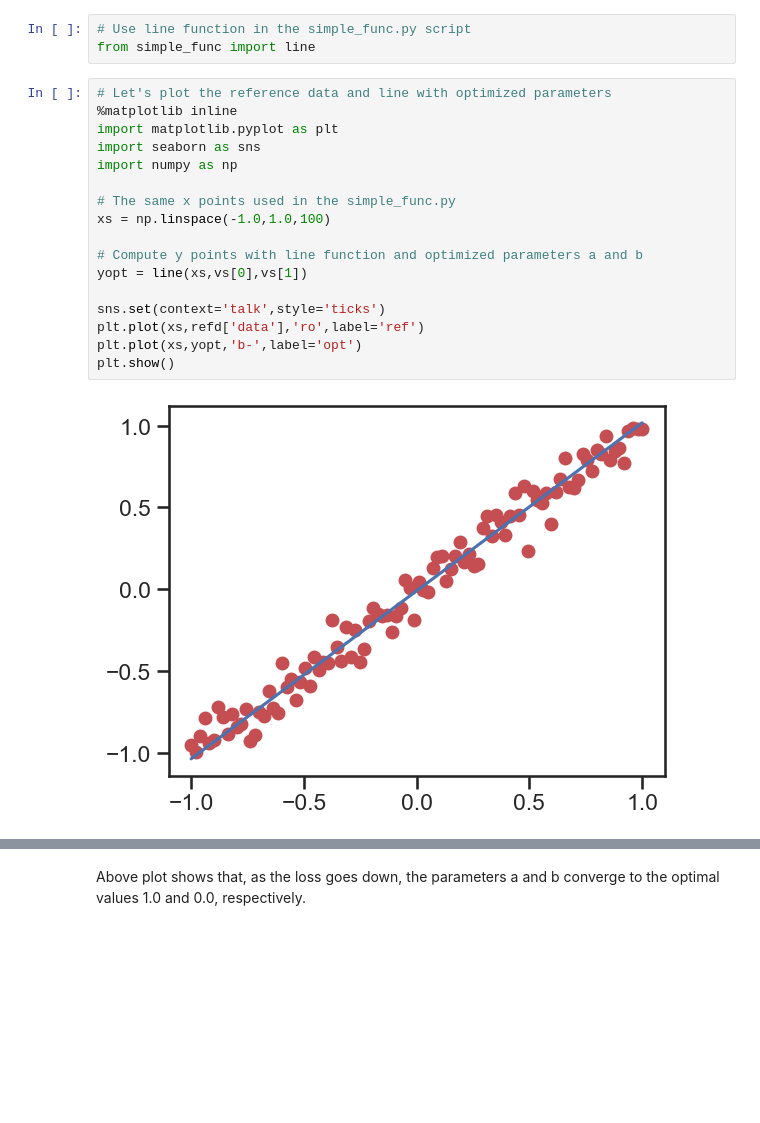
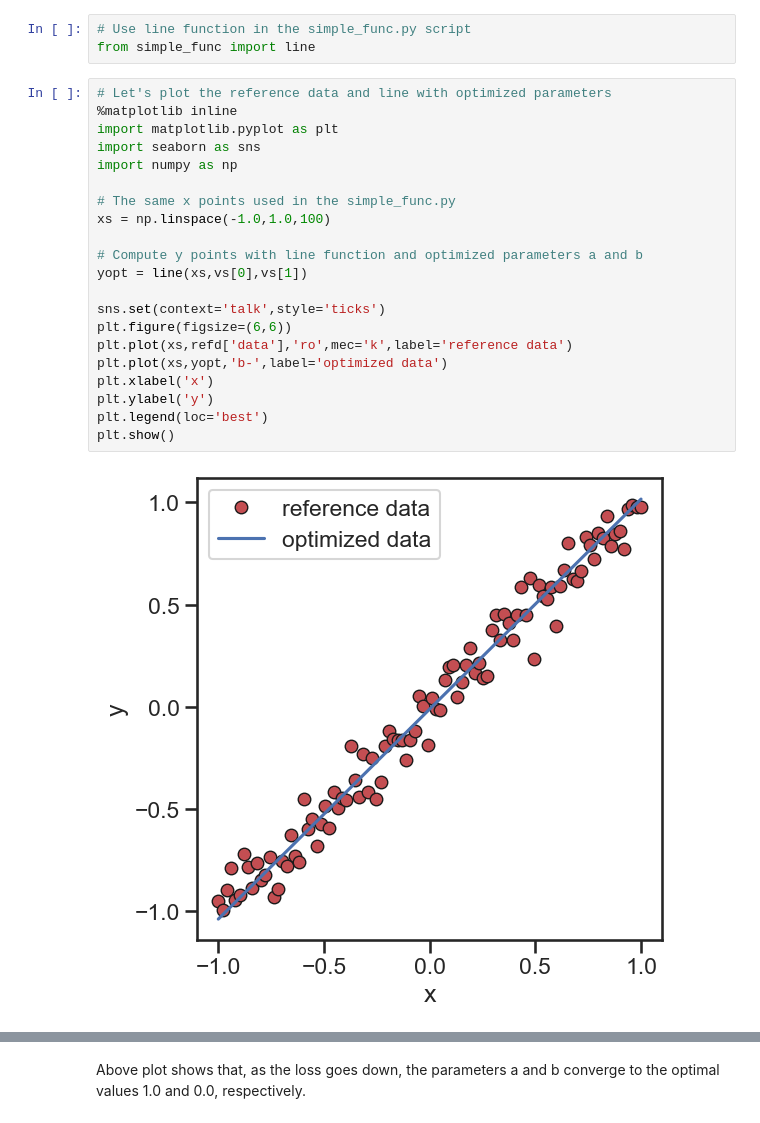
Before and after one commit to ryokbys/optzer, a Jupyter notebook: examples/01_simple_example/README.ipynb, the cells around one changed output, grey strips where cells are left out. Cells and saved outputs as stored; diff of their text form; blank space fills up the shorter version.

```diff
--- a/examples/01_simple_example/README.ipynb
+++ b/examples/01_simple_example/README.ipynb
@@ -100,22 +89,26 @@ from simple_func import line
 # %%
 # Let's plot the reference data and line with optimized parameters
 %matplotlib inline
 import matplotlib.pyplot as plt
 import seaborn as sns
 import numpy as np
 
 # The same x points used in the simple_func.py
 xs = np.linspace(-1.0,1.0,100)
 
 # Compute y points with line function and optimized parameters a and b
 yopt = line(xs,vs[0],vs[1])
 
 sns.set(context='talk',style='ticks')
-plt.plot(xs,refd['data'],'ro',label='ref')
-plt.plot(xs,yopt,'b-',label='opt')
+plt.figure(figsize=(6,6))
+plt.plot(xs,refd['data'],'ro',mec='k',label='reference data')
+plt.plot(xs,yopt,'b-',label='optimized data')
+plt.xlabel('x')
+plt.ylabel('y')
+plt.legend(loc='best')
 plt.show()
 # %% [output]
-[figure, old version]
+[figure, new version]
 # %%
 gens,iids,losses = read_out_cs_gen()
 
```
Also changed, not shown: parts of 5 cells of this notebook, 2 other files.
